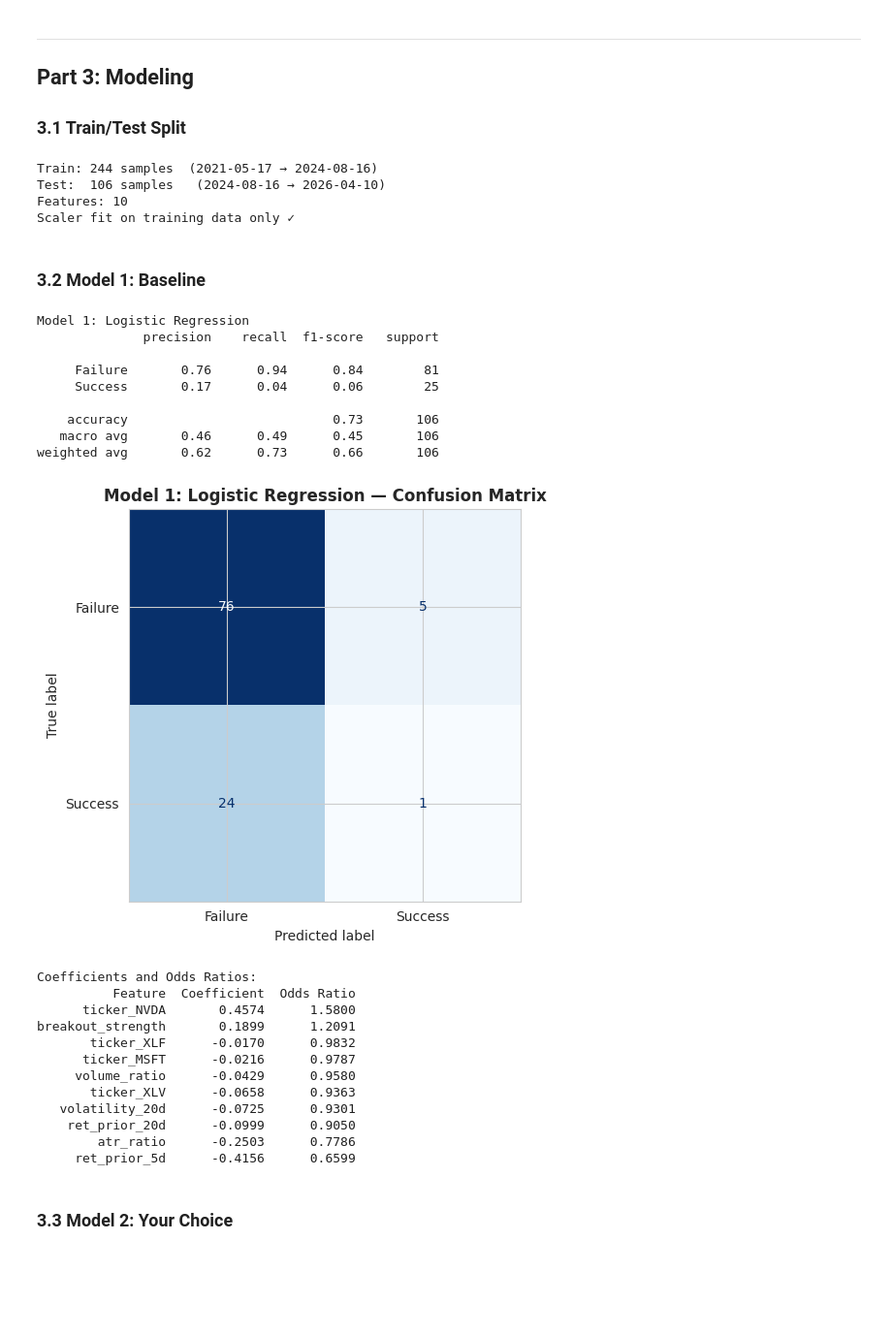
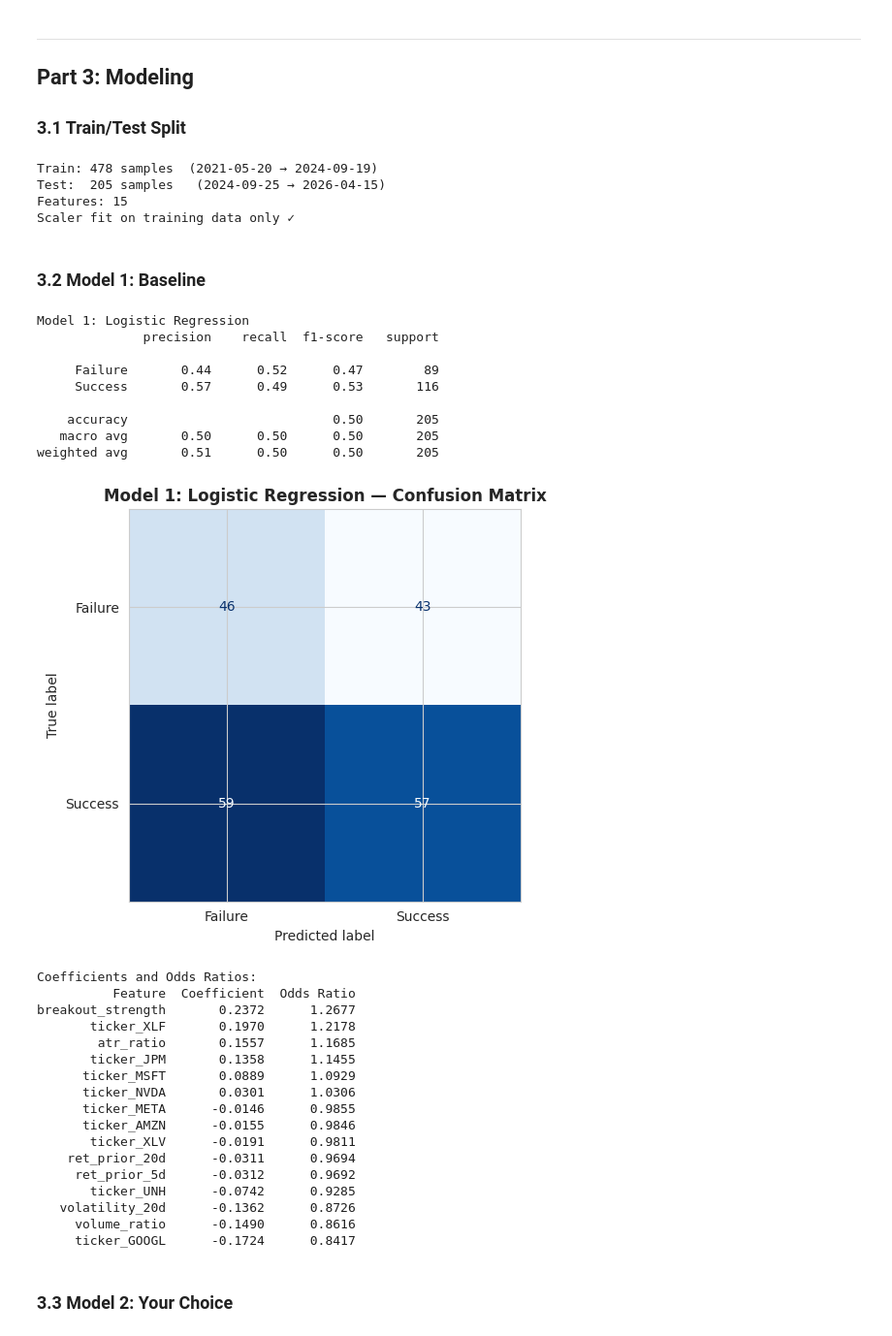
Before and after one commit to zhangminxi-bit/ECON3916-Final-Project, a Jupyter notebook: 3916_final_project_starter.ipynb, the cells around one changed output. Shown at 97% size. Cells and saved outputs as stored; diff of their text form; code cells hidden in the pictures; blank space fills up the shorter version.

```diff
--- a/3916_final_project_starter.ipynb
+++ b/3916_final_project_starter.ipynb
@@ -81,7 +82,8 @@ observable at the moment of breakout are associated with future outcomes in a wa
 # 2.1 Load your dataset
 # ============================================================
 # ── Constants ────────────────────────────────────────────────
-TICKERS  = ['AAPL', 'MSFT', 'NVDA', 'XLF', 'XLV']
+TICKERS  = ['AAPL', 'MSFT', 'NVDA', 'XLF', 'XLV',
+            'AMZN', 'GOOGL', 'META', 'JPM', 'UNH']
 LOOKBACK = 20   # rolling window for prior high
 COOLDOWN = 5    # days to suppress after a breakout fires
 HORIZONS = [3, 5, 10, 20]
@@ -242,7 +249,7 @@ event_table = (
 
 # Target variable: success = 1 if ret_5d > 0 AND did not fail within 5 days
 event_table['success'] = (
-    (event_table['ret_5d'] > 0) & (event_table['failed_5d'] == 0)
+    event_table['ret_5d'] > 0
 ).astype(int)
 
 # One-hot encode ticker
@@ -534,9 +541,9 @@ print(f'Test:  {X_test.shape[0]} samples   '
 print(f'Features: {X_train.shape[1]}')
 print(f'Scaler fit on training data only ✓')
 # %% [output]
-Train: 244 samples  (2021-05-17 → 2024-08-16)
-Test:  106 samples   (2024-08-16 → 2026-04-10)
-Features: 10
+Train: 478 samples  (2021-05-20 → 2024-09-19)
+Test:  205 samples   (2024-09-25 → 2026-04-15)
+Features: 15
 Scaler fit on training data only ✓
 # %% [markdown]
 ### 3.2 Model 1: Baseline
@@ -547,55 +554,61 @@ from sklearn.metrics import ConfusionMatrixDisplay
 # ============================================================
 # 3.2 Model 1 — Baseline
 # ============================================================
-model_1 = LogisticRegression(random_state=RANDOM_STATE, max_iter=1000)
+model_1 = LogisticRegression(random_state=RANDOM_STATE, max_iter=1000,
+                              class_weight='balanced')
 model_1.fit(X_train_sc, y_train)
 
 y_pred_1 = model_1.predict(X_test_sc)
 
 print('Model 1: Logistic Regression')
 print(classification_report(y_test, y_pred_1,
                              target_names=['Failure', 'Success']))
 
 # Confusion matrix
 fig, ax = plt.subplots(figsize=(6, 5))
 ConfusionMatrixDisplay(
     confusion_matrix(y_test, y_pred_1),
     display_labels=['Failure', 'Success']
 ).plot(ax=ax, cmap='Blues', values_format=',', colorbar=False)
 ax.set_title('Model 1: Logistic Regression — Confusion Matrix', fontweight='bold')
 plt.tight_layout()
 plt.show()
 
 # Odds ratios
 coef_df = pd.DataFrame({
     'Feature':     ALL_FEATURES,
     'Coefficient': model_1.coef_[0].round(4),
     'Odds Ratio':  np.exp(model_1.coef_[0]).round(4)
 }).sort_values('Coefficient', ascending=False)
 print('\nCoefficients and Odds Ratios:')
 print(coef_df.to_string(index=False))
 # %% [output]
 Model 1: Logistic Regression
               precision    recall  f1-score   support
 
-     Failure       0.76      0.94      0.84        81
-     Success       0.17      0.04      0.06        25
+     Failure       0.44      0.52      0.47        89
+     Success       0.57      0.49      0.53       116
 
-    accuracy                           0.73       106
-   macro avg       0.46      0.49      0.45       106
-weighted avg       0.62      0.73      0.66       106
+    accuracy                           0.50       205
+   macro avg       0.50      0.50      0.50       205
+weighted avg       0.51      0.50      0.50       205
-[figure, old version]
+[figure, new version]
 Coefficients and Odds Ratios:
           Feature  Coefficient  Odds Ratio
-      ticker_NVDA       0.4574      1.5800
-breakout_strength       0.1899      1.2091
-       ticker_XLF      -0.0170      0.9832
-      ticker_MSFT      -0.0216      0.9787
-     volume_ratio      -0.0429      0.9580
-       ticker_XLV      -0.0658      0.9363
-   volatility_20d      -0.0725      0.9301
-    ret_prior_20d      -0.0999      0.9050
-        atr_ratio      -0.2503      0.7786
-     ret_prior_5d      -0.4156      0.6599
+breakout_strength       0.2372      1.2677
+       ticker_XLF       0.1970      1.2178
+        atr_ratio       0.1557      1.1685
+       ticker_JPM       0.1358      1.1455
+      ticker_MSFT       0.0889      1.0929
+      ticker_NVDA       0.0301      1.0306
+      ticker_META      -0.0146      0.9855
+      ticker_AMZN      -0.0155      0.9846
+       ticker_XLV      -0.0191      0.9811
+    ret_prior_20d      -0.0311      0.9694
+     ret_prior_5d      -0.0312      0.9692
+       ticker_UNH      -0.0742      0.9285
+   volatility_20d      -0.1362      0.8726
+     volume_ratio      -0.1490      0.8616
+     ticker_GOOGL      -0.1724      0.8417
 # %% [markdown]
 ### 3.3 Model 2: Your Choice
```
Also changed, not shown: parts of 24 cells of this notebook.
